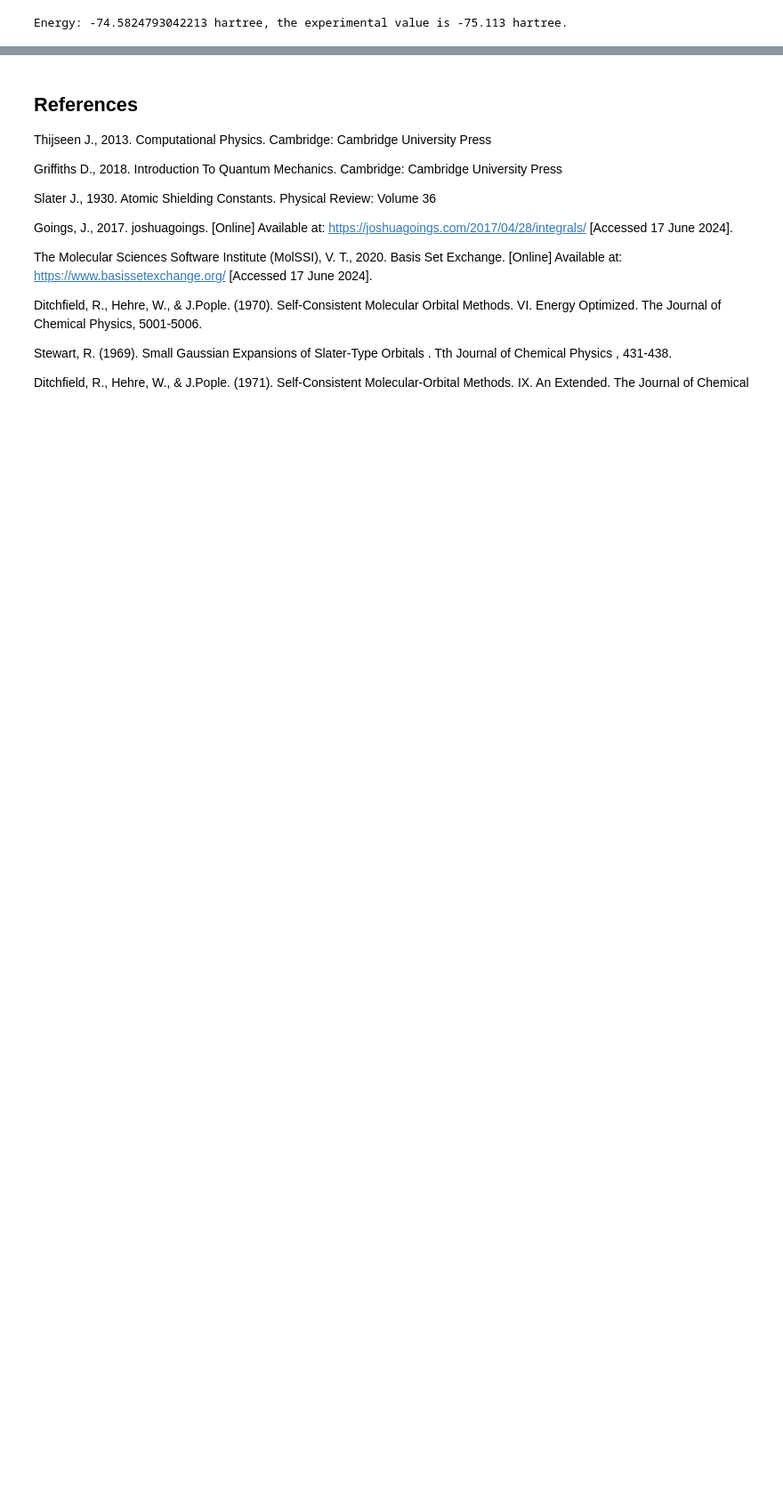
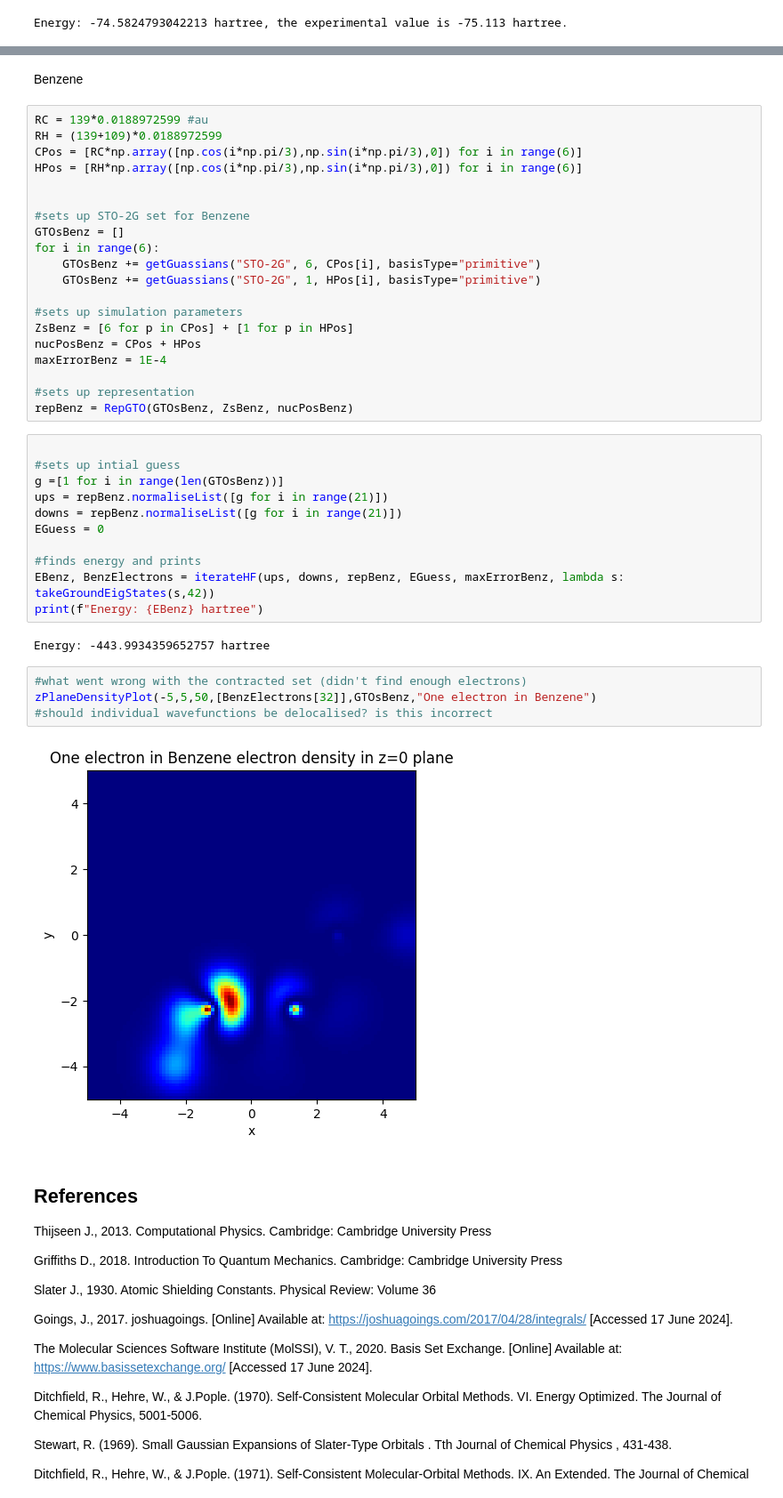
Before and after one commit to Williame33445/physics-projects, a Jupyter notebook: hartree_fock/hartree-fock-calculations.ipynb, the cells around one changed output, grey strips where cells are left out. Shown at 89% size. Cells and saved outputs as stored; diff of their text form; blank space fills up the shorter version.

Commit message:
tried Hartree-Fock with Benzene

```diff
--- a/hartree_fock/hartree-fock-calculations.ipynb
+++ b/hartree_fock/hartree-fock-calculations.ipynb
@@ -391,5 +392,46 @@ zPlaneDensityPlot(-2,2,50,H2OElectrons[4:6],GTOsH2O,"One electron in H2O")
 # %% [output]
 [figure]
+# %% [markdown]
+Benzene
+# %%
+RC = 139*0.0188972599 #au
+RH = (139+109)*0.0188972599
+CPos = [RC*np.array([np.cos(i*np.pi/3),np.sin(i*np.pi/3),0]) for i in range(6)]
+HPos = [RH*np.array([np.cos(i*np.pi/3),np.sin(i*np.pi/3),0]) for i in range(6)]
+
+
+#sets up STO-2G set for Benzene
+GTOsBenz = []
+for i in range(6):
+    GTOsBenz += getGuassians("STO-2G", 6, CPos[i], basisType="primitive")
+    GTOsBenz += getGuassians("STO-2G", 1, HPos[i], basisType="primitive")
+
+#sets up simulation parameters
+ZsBenz = [6 for p in CPos] + [1 for p in HPos]
+nucPosBenz = CPos + HPos
+maxErrorBenz = 1E-4
+
+#sets up representation
+repBenz = RepGTO(GTOsBenz, ZsBenz, nucPosBenz)
+# %%
+
+#sets up intial guess
+g =[1 for i in range(len(GTOsBenz))]
+ups = repBenz.normaliseList([g for i in range(21)])
+downs = repBenz.normaliseList([g for i in range(21)])
+EGuess = 0
+
+#finds energy and prints
+EBenz, BenzElectrons = iterateHF(ups, downs, repBenz, EGuess, maxErrorBenz, lambda s: takeGroundEigStates(s,42))
+print(f"Energy: {EBenz} hartree")
+# %% [output]
+Energy: -443.9934359652757 hartree
+# %%
+#what went wrong with the contracted set (didn't find enough electrons)
+zPlaneDensityPlot(-5,5,50,[BenzElectrons[32]],GTOsBenz,"One electron in Benzene")
+#should individual wavefunctions be delocalised? is this incorrect
+# %% [output]
+[figure, added]
 # %% [markdown]
 ## References
 
```
Also changed, not shown: parts of 6 cells of this notebook.
